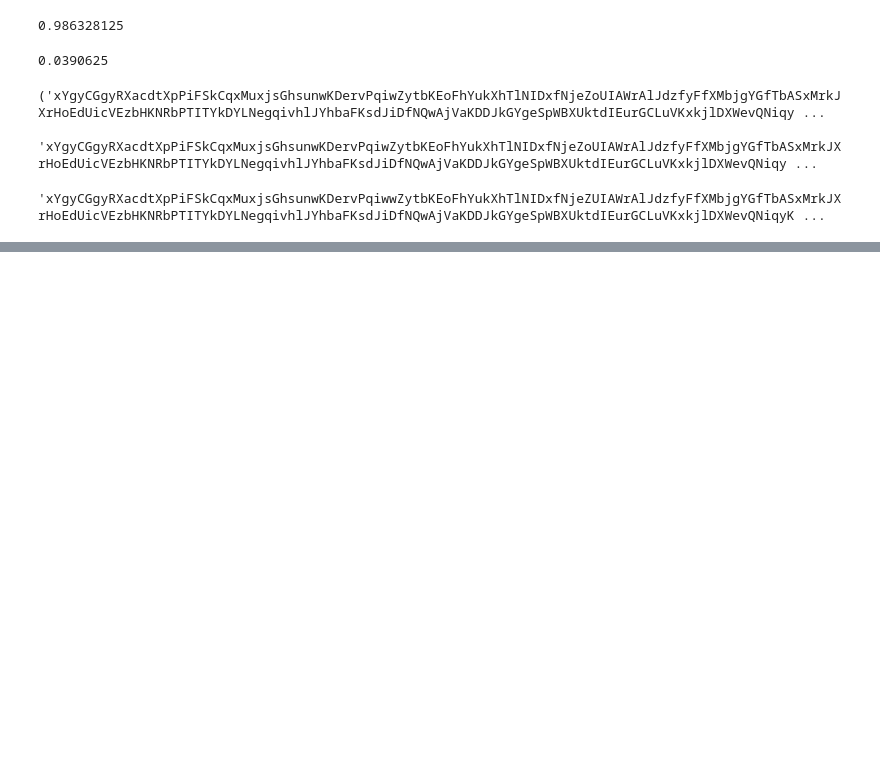
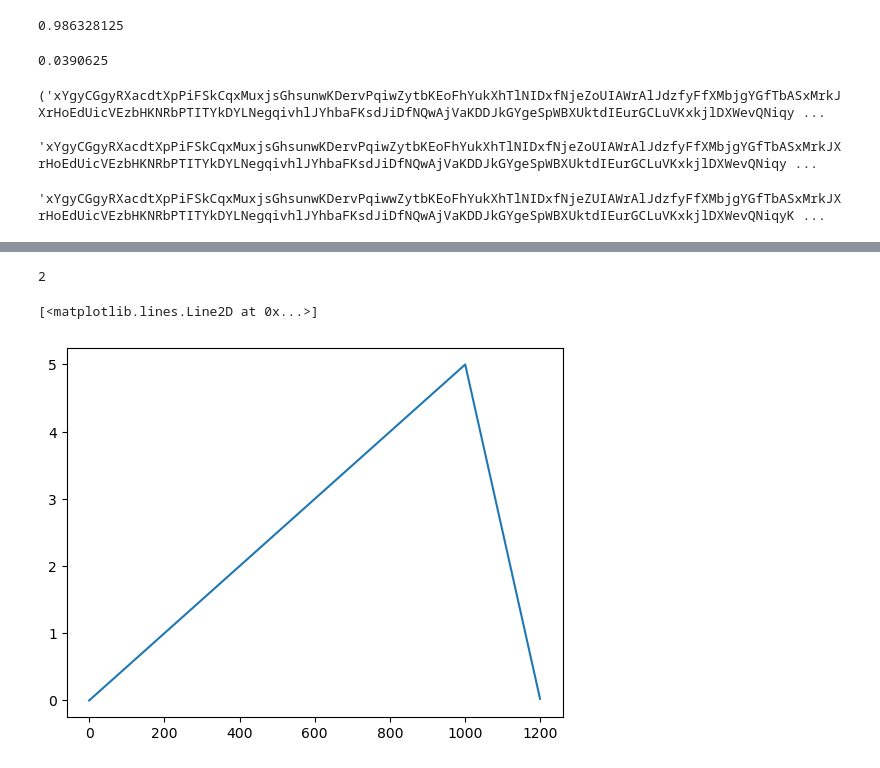
Before and after one commit to alxndrTL/hash-hop-hub, a Jupyter notebook: eval.ipynb, the cells around one changed output, grey strips where cells are left out. Drawn from its saved outputs; the diff is of its cells as text; code cells hidden in the pictures; blank space fills up the shorter version.

```diff
--- a/eval.ipynb
+++ b/eval.ipynb
@@ -48,0 +63,4 @@ list_p_values.shape[0]
+# %%
+1/a if 0 else 2
+# %% [output]
+2
@@ -48,0 +70,31 @@ list_p_values.shape[0]
+# %%
+alpha = 5
+beta3 = 0.999
+T = 1000
+beta_start = 0.99
+
+def alpha_scheduler(step):
+    if step < T:
+        return min(step * alpha / T, alpha)
+    elif T <= step <= T+200:
+        return alpha * (T+200-step)/200
+    else:
+        return 0
+
+def beta3_scheduler(step):
+    return min(math.exp(math.log(beta_start) * math.log(beta3) / ((1 - step / T) * math.log(beta3) + (step / T) * math.log(beta_start))), beta3)
+# %%
+list_alpha = []
+list_beta3 = []
+
+for t in range(T+200):
+    alpha_t = alpha_scheduler(t)
+    beta3_t = beta3_scheduler(t)
+
+    list_alpha.append(alpha_t)
+    list_beta3.append(beta3_t)
+# %%
+plt.plot(list_alpha)
+# %% [output]
+[<matplotlib.lines.Line2D at 0x...>]
+[figure, added]
```
Also changed, not shown: parts of 18 cells of this notebook, 7 other files.
